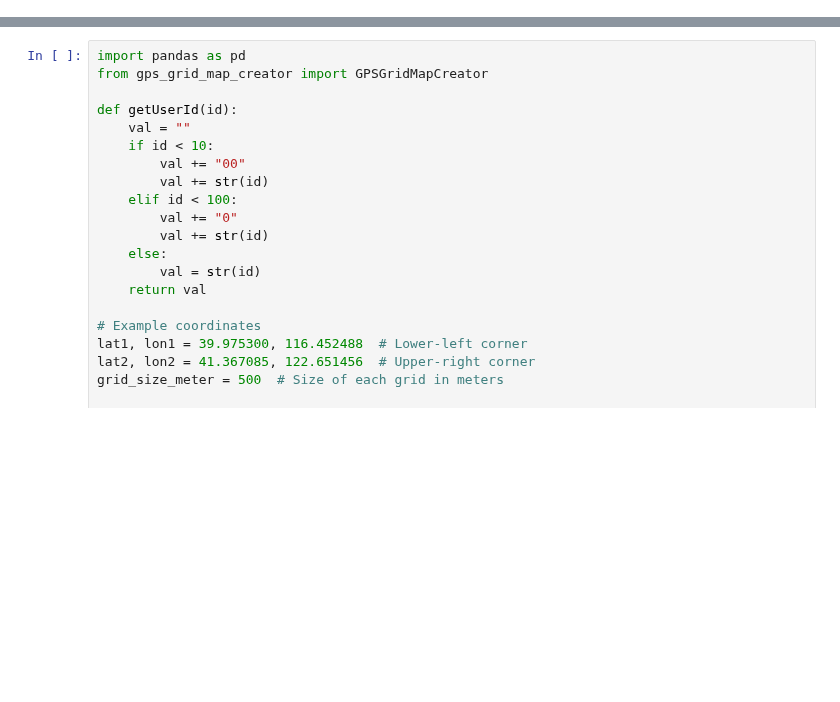
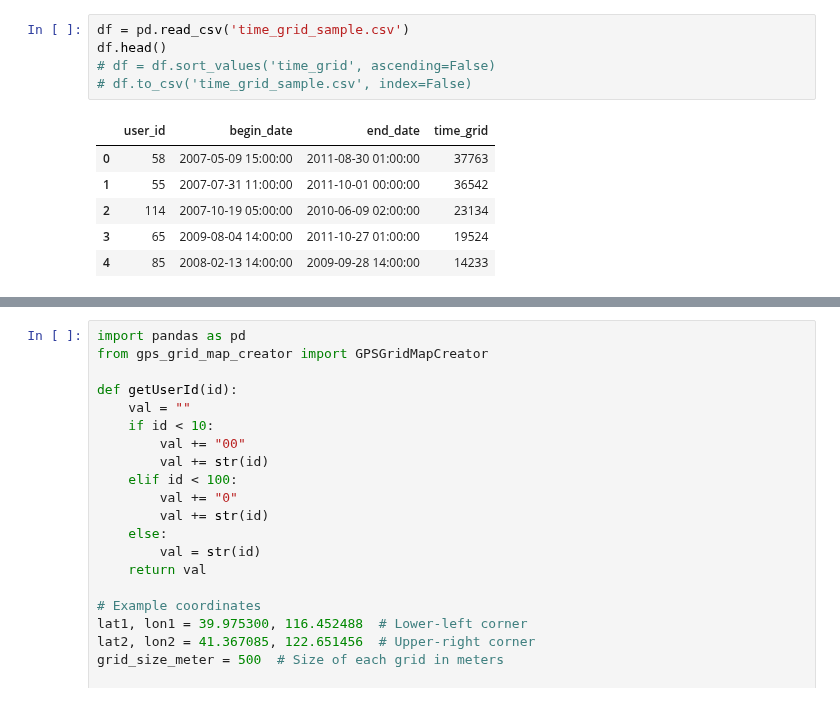
Before and after one commit to shkoma/geolife_timehetnet, a Jupyter notebook: data/geolife/preprocess.ipynb, the cells around one changed output, grey strips where cells are left out. Cells and saved outputs as stored; diff of their text form; blank space fills up the shorter version.

```diff
--- a/data/geolife/preprocess.ipynb
+++ b/data/geolife/preprocess.ipynb
@@ -104,3 +187,15 @@ end: 2009-09-13 13:00:00
+# %%
+df = pd.read_csv('time_grid_sample.csv')
+df.head()
+# df = df.sort_values('time_grid', ascending=False)
+# df.to_csv('time_grid_sample.csv', index=False)
+# %% [output]
+|  | user_id | begin_date | end_date | time_grid |
+| 0 | 58 | 2007-05-09 15:00:00 | 2011-08-30 01:00:00 | 37763 |
+| 1 | 55 | 2007-07-31 11:00:00 | 2011-10-01 00:00:00 | 36542 |
+| 2 | 114 | 2007-10-19 05:00:00 | 2010-06-09 02:00:00 | 23134 |
+| 3 | 65 | 2009-08-04 14:00:00 | 2011-10-27 01:00:00 | 19524 |
+| 4 | 85 | 2008-02-13 14:00:00 | 2009-09-28 14:00:00 | 14233 |
 # %%
 df = pd.read_csv(grid_file)
 print(df.shape)
```
Also changed, not shown: parts of 12 cells of this notebook, 5 other files.
